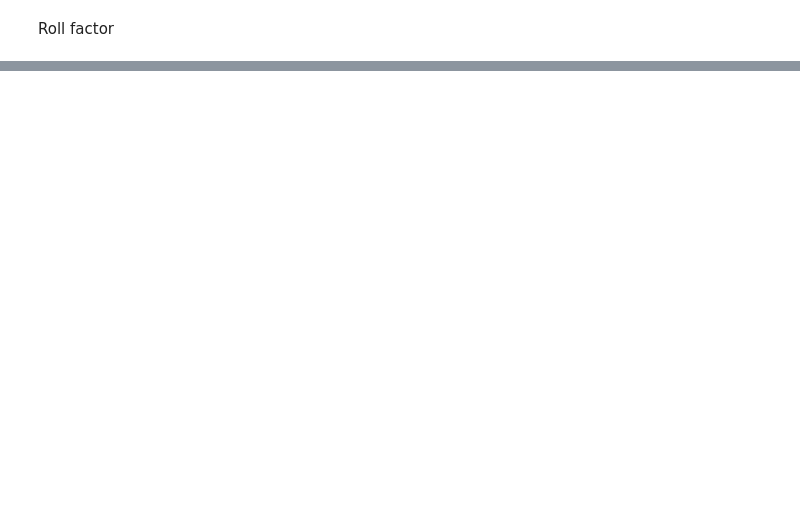
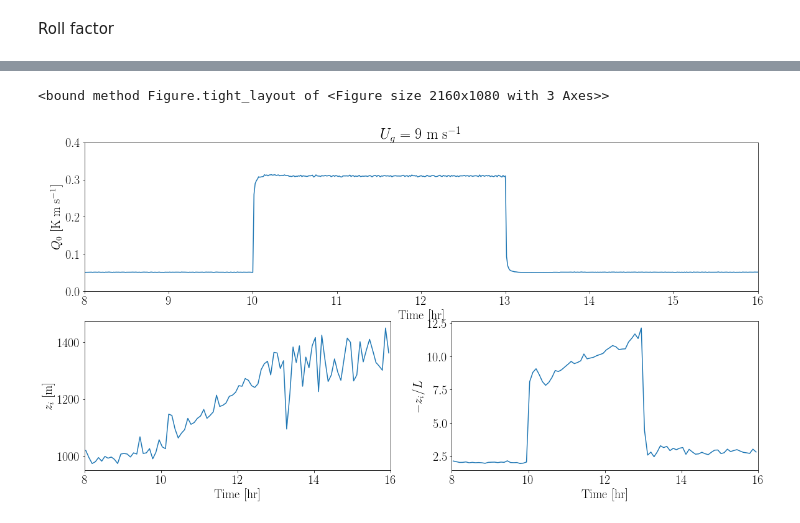
Before and after one commit to Salesky-ABL/ABL_Transition, a Jupyter notebook: plotting/plot_transition.ipynb, the cells around one changed output, grey strips where cells are left out. Drawn from its saved outputs; the diff is of its cells as text; code cells hidden in the pictures; blank space fills up the shorter version.

```diff
--- a/plotting/plot_transition.ipynb
+++ b/plotting/plot_transition.ipynb
@@ -154,0 +179,22 @@ Text(0.5, 0, '$(t - t_0) / T_L$')
+# %%
+fig, ax = plt.subplots(nrows=2, figsize=(30,15), sharex=True)
+
+# for i, s in enumerate(df_all):
+ax1 = plt.subplot2grid((3,3), (0,0), colspan=2)
+ax1.plot(stats.time, stats.tw_cov_tot.isel(z=0))
+ax2 = plt.subplot2grid((3,3), (1,0), colspan=1)
+ax2.plot(stats.time.coarsen(time=6, boundary="trim").mean(), stats.zi.coarsen(time=6, boundary="trim").mean())
+ax3 = plt.subplot2grid((3,3), (1,1), colspan=1)
+ax3.plot(stats.time.coarsen(time=6, boundary="trim").mean(), stats.zi_L.coarsen(time=6, boundary="trim").mean())
+
+ax1.set_xlim(8,16), ax2.set_xlim(8,16), ax3.set_xlim(8,16)
+ax1.set_ylim(0,0.4)
+ax1.xaxis.set_major_locator(MultipleLocator(1)), ax2.xaxis.set_major_locator(MultipleLocator(2)), ax3.xaxis.set_major_locator(MultipleLocator(2))
+ax1.set_ylabel("$Q_0$ [K m s$^{-1}$]"), ax2.set_ylabel("$z_i$ [m]"), ax3.set_ylabel("$-z_i / L$")
+ax1.set_xlabel("Time [hr]"), ax2.set_xlabel("Time [hr]"), ax3.set_xlabel("Time [hr]")
+ax1.set_title("$U_g$ = 9 m s$^{-1}$")
+
+fig.tight_layout
+# %% [output]
+<bound method Figure.tight_layout of <Figure size 2160x1080 with 3 Axes>>
+[figure, added]
```
Also changed, not shown: parts of 6 cells of this notebook, 9 other files.
